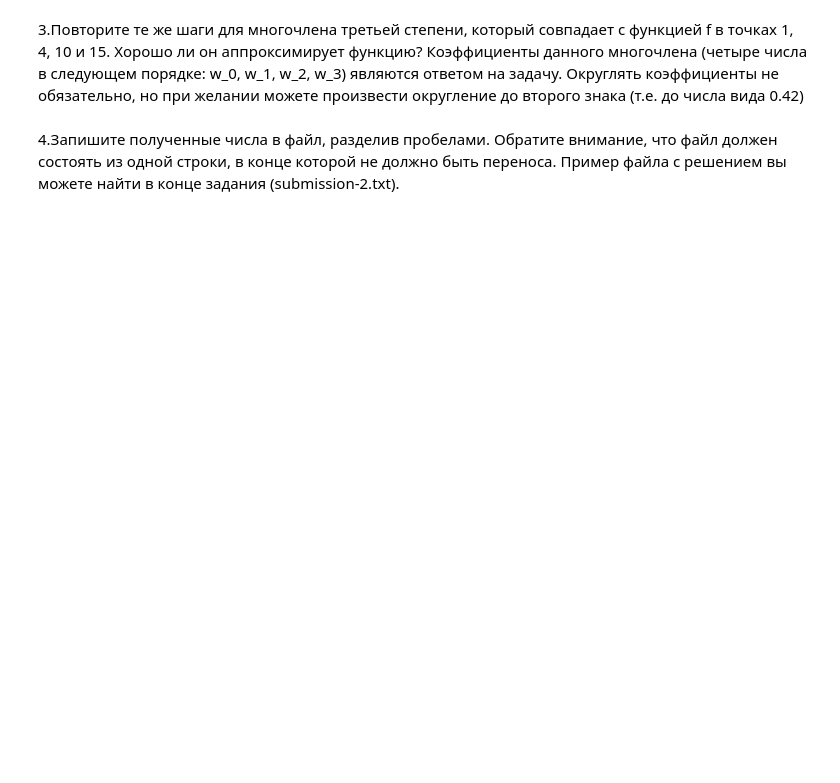
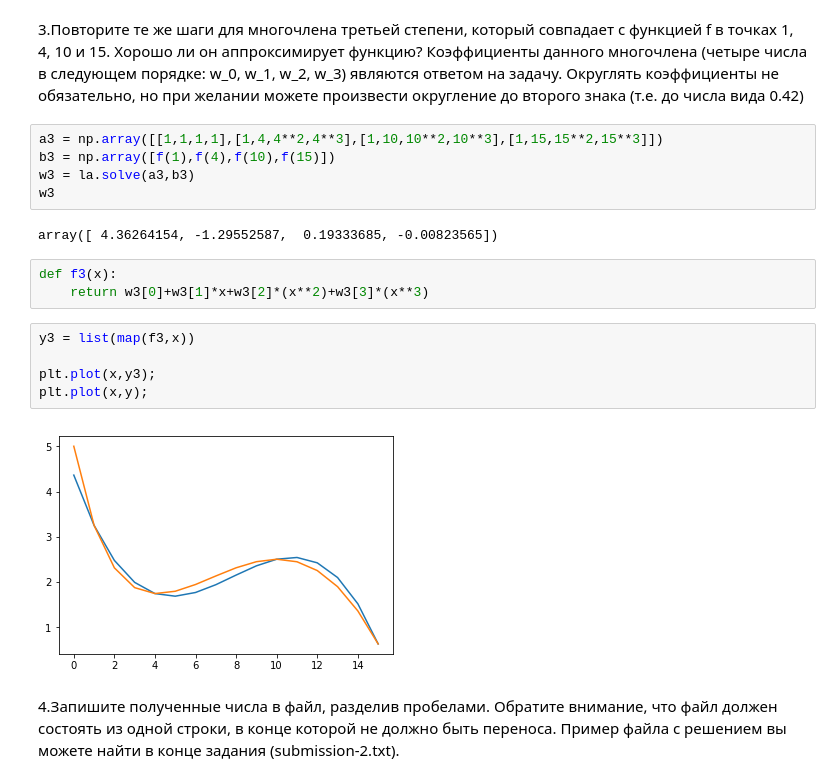
Before and after one commit to lluidesia/my-data-science-study-jam, a Jupyter notebook: Coursera_Machine_learning_data_analysis_specialization/Course_1_Mathematics-and-python/assignments/Approximation.ipynb, the cells around one changed output. Saved outputs shown, nothing was run; the diff lists cells and outputs as text; blank space fills up the shorter version.

```diff
--- a/Coursera_Machine_learning_data_analysis_specialization/Course_1_Mathematics-and-python/assignments/Approximation.ipynb
+++ b/Coursera_Machine_learning_data_analysis_specialization/Course_1_Mathematics-and-python/assignments/Approximation.ipynb
@@ -72,4 +74,21 @@ plt.plot(x,y);
 # %% [markdown]
 3.Повторите те же шаги для многочлена третьей степени, который совпадает с функцией f в точках 1, 4, 10 и 15. Хорошо ли он аппроксимирует функцию? Коэффициенты данного многочлена (четыре числа в следующем порядке: w_0, w_1, w_2, w_3) являются ответом на задачу. Округлять коэффициенты не обязательно, но при желании можете произвести округление до второго знака (т.е. до числа вида 0.42)
+# %%
+a3 = np.array([[1,1,1,1],[1,4,4**2,4**3],[1,10,10**2,10**3],[1,15,15**2,15**3]])
+b3 = np.array([f(1),f(4),f(10),f(15)])
+w3 = la.solve(a3,b3)
+w3
+# %% [output]
+array([ 4.36264154, -1.29552587,  0.19333685, -0.00823565])
+# %%
+def f3(x):
+    return w3[0]+w3[1]*x+w3[2]*(x**2)+w3[3]*(x**3)
+# %%
+y3 = list(map(f3,x))
+
+plt.plot(x,y3);
+plt.plot(x,y);
+# %% [output]
+[figure, added]
 # %% [markdown]
 4.Запишите полученные числа в файл, разделив пробелами. Обратите внимание, что файл должен состоять из одной строки, в конце которой не должно быть переноса. Пример файла с решением вы можете найти в конце задания (submission-2.txt).
```
Also changed, not shown: parts of 4 cells of this notebook.
